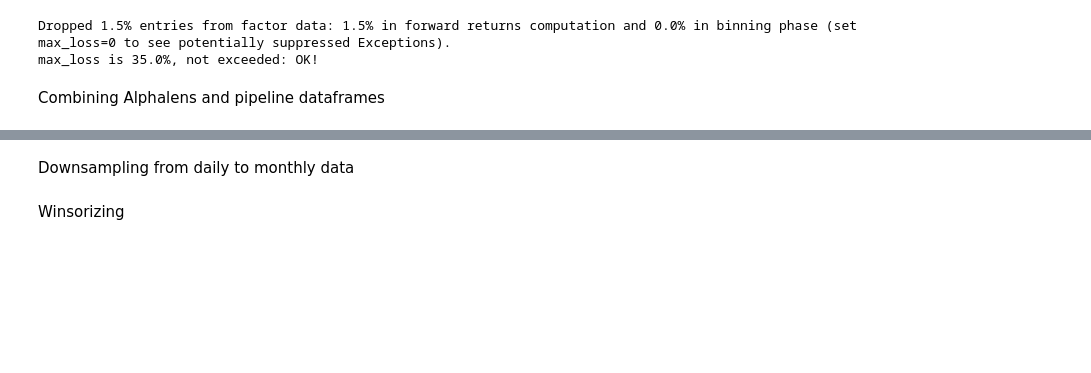
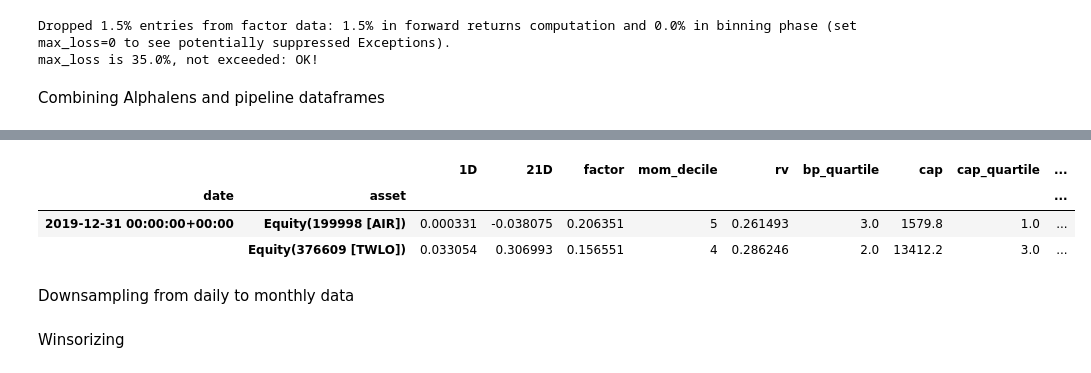
Before and after one commit to ymalitskaia/uncovering-momentum, a Jupyter notebook: UM.s4.ipynb, the cells around one changed output, grey strips where cells are left out. Saved outputs shown, nothing was run; the diff lists cells and outputs as text; code cells hidden in the pictures; blank space fills up the shorter version.

```diff
--- a/UM.s4.ipynb
+++ b/UM.s4.ipynb
@@ -177,6 +205,13 @@ asset_data.head(2)
 | date | asset |  |  |  |  |  |  |  |  | ... |
 | 2012-01-03 00:00:00+00:00 | Equity(113491 [YHOO]) | -0.009219 | -0.031346 | -0.031045 | 5 | 0.334483 | 2.0 | 20006.0 | 3.0 | ... |
 |  | Equity(113553 [VNRSQ]) | 0.004977 | -0.009954 | 0.000912 | 6 | 0.324744 | 1.0 | 824.4 | 0.0 | ... |
+# %%
+asset_data.tail(2)
+# %% [output]
+|  |  | 1D | 21D | factor | mom_decile | rv | bp_quartile | cap | cap_quartile | ... |
+| date | asset |  |  |  |  |  |  |  |  | ... |
+| 2019-12-31 00:00:00+00:00 | Equity(199998 [AIR]) | 0.000331 | -0.038075 | 0.206351 | 5 | 0.261493 | 3.0 | 1579.8 | 1.0 | ... |
+|  | Equity(376609 [TWLO]) | 0.033054 | 0.306993 | 0.156551 | 4 | 0.286246 | 2.0 | 13412.2 | 3.0 | ... |
 # %% [markdown]
 Downsampling from daily to monthly data
 # %%
```
Also changed, not shown: parts of 38 cells of this notebook.
